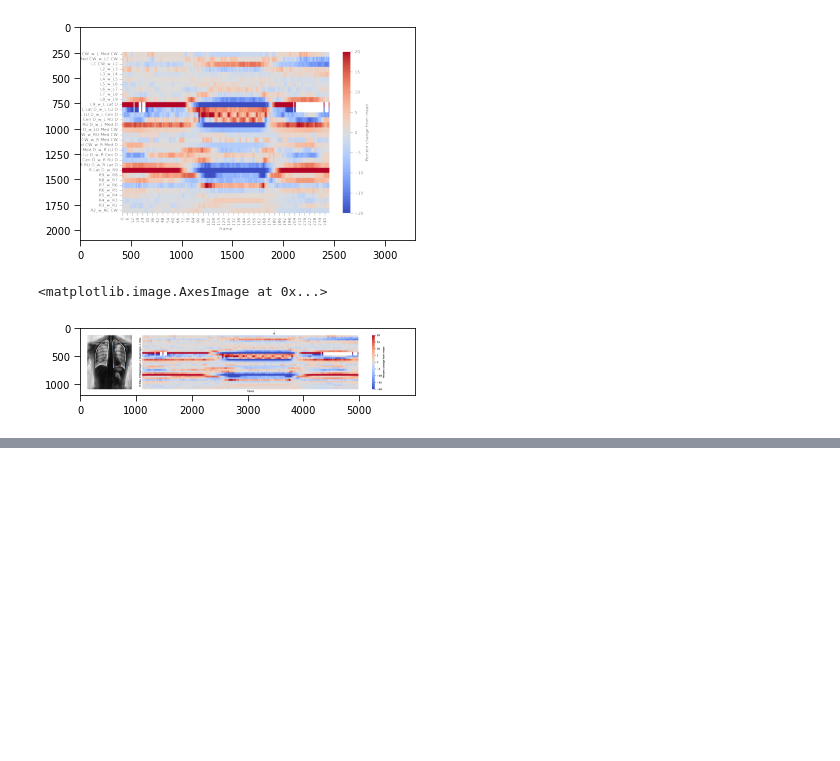
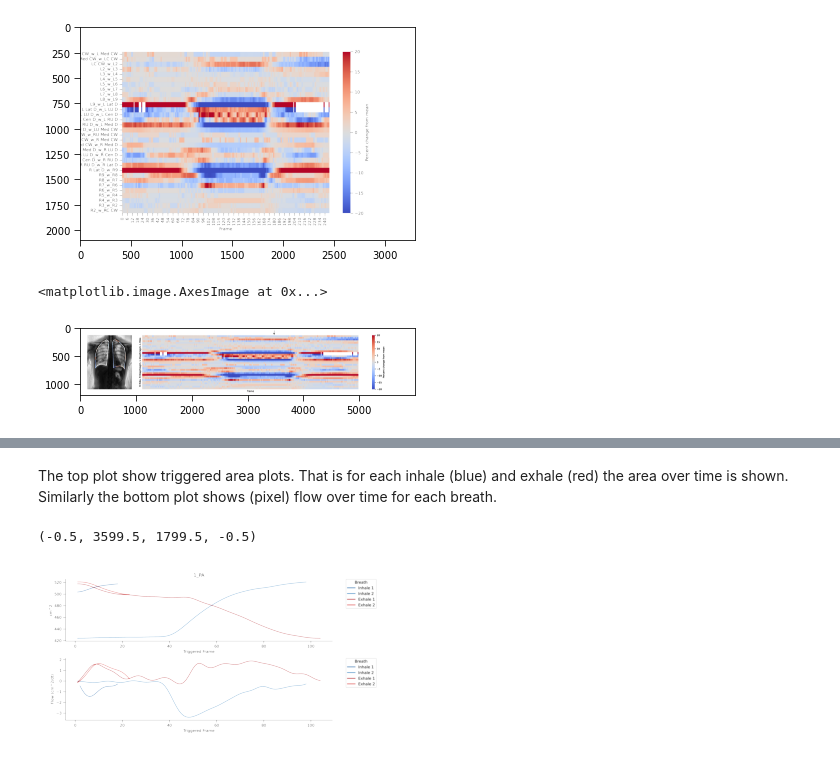
Before and after one commit to tjp7rr/dPFT, a Jupyter notebook: dPFT_example.ipynb, the cells around one changed output, grey strips where cells are left out. Cells and saved outputs as stored; diff of their text form; code cells hidden in the pictures; blank space fills up the shorter version.

```diff
--- a/dPFT_example.ipynb
+++ b/dPFT_example.ipynb
@@ -195,0 +277,7 @@ plt.imshow(imageio.mimread(strain_map_video, memtest=False)[150])
+# %% [markdown]
+The top plot show triggered area plots. That is for each inhale (blue) and exhale (red) the area over time is shown. Similarly the bottom plot shows (pixel) flow over time for each breath.
+# %%
+plt.imshow(imageio.imread(os.path.join(figdst, '1_PA_triggered_plots.png'))); plt.axis('off')
+# %% [output]
+(-0.5, 3599.5, 1799.5, -0.5)
+[figure, added]
```
Also changed, not shown: parts of 27 cells of this notebook, 1 other file.
